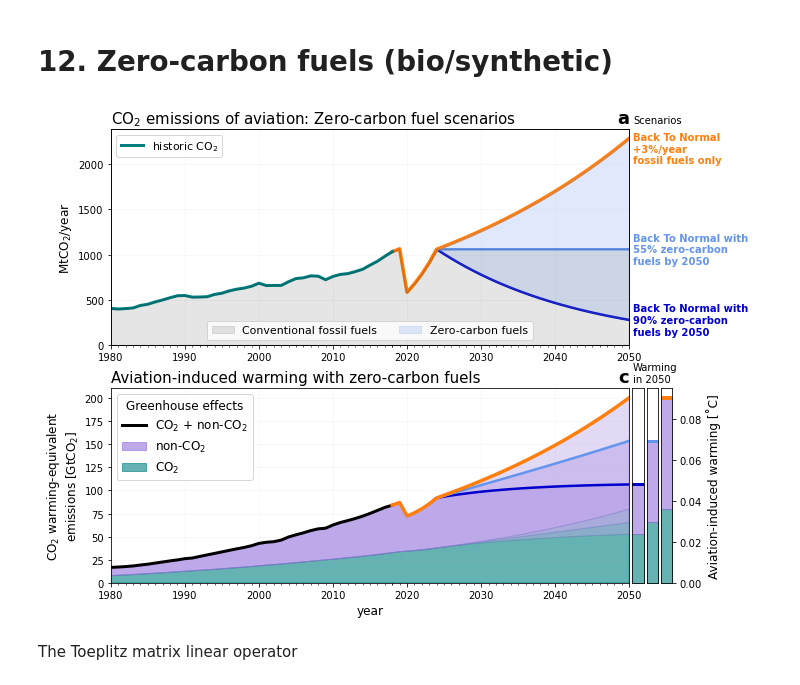
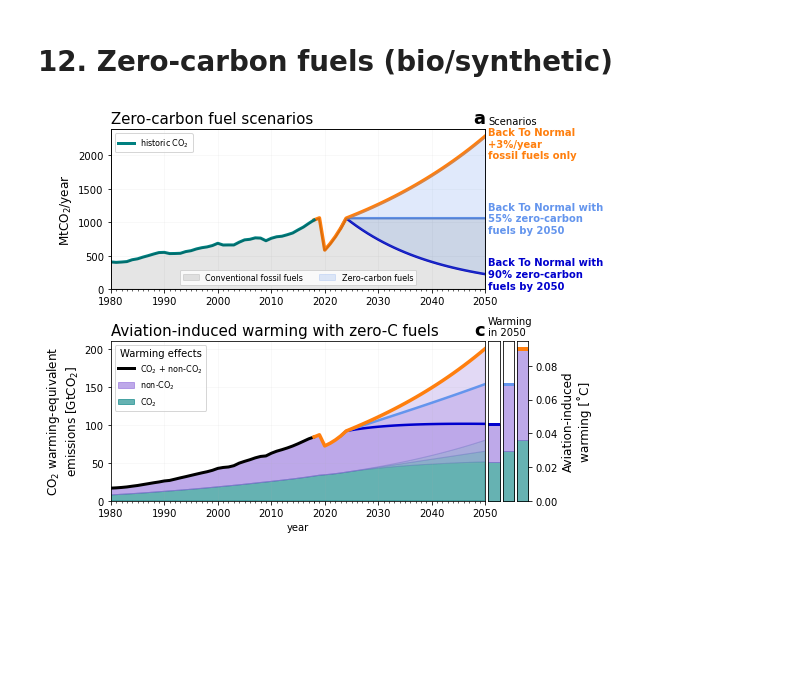
Before and after one commit to milankl/FlyingClimate, a Jupyter notebook: scripts/aviation_warming.ipynb, the cells around one changed output. Drawn from its saved outputs; the diff is of its cells as text; code cells hidden in the pictures; blank space fills up the shorter version.

```diff
--- a/scripts/aviation_warming.ipynb
+++ b/scripts/aviation_warming.ipynb
@@ -409,7 +435,7 @@ for i in range(jan1_2021,jan1_2024):
 # what to do until 2030
 p_after1 = 3
 p_after2 = 0
-p_after3 = -2
+p_after3 = -2.5
 
 j = 1
 for i in range(jan1_2024,len(datestill2030)):
@@ -434,8 +460,12 @@ co2_scenario3[years1940 <= 2018] = co2_1940
 co2_scenario4[years1940 <= 2018] = co2_1940
 
 # always 3% increase for nocovid scenario
+# for i in range(1,len(years_future)):
+#     co2_scenario4[year2018+i] = co2_scenario4[year2018+i-1]*(1+p_after1/100)
+
+# take ICAO's CAEP moderate tech improvement scenario for No Pandemic (scenario4 here)
 for i in range(1,len(years_future)):
-    co2_scenario4[year2018+i] = co2_scenario4[year2018+i-1]*(1+p_after1/100)
+    co2_scenario4[year2018+i] = co2_scenario4[year2018+i-1]*caep_growth[caep_year2018+i]
 
 # 3% increase in 2019 for all
 co2_scenario1[year2018+1] = co2_scenario1[year2018]*(1+p_after1/100)
@@ -479,12 +509,16 @@ nonco2rf_scenario4[years1940 <= 2018] = nonCO2_rf1940
 
 # for 2019 set all scenarios to 3% incline scenario
 percent_incline = 3
-for scenario in [nonco2rf_scenario1,nonco2rf_scenario2,nonco2rf_scenario3,nonco2rf_scenario4]:
+for scenario in [nonco2rf_scenario1,nonco2rf_scenario2,nonco2rf_scenario3]:
     scenario[year2018+1] = scenario[year2018+0]*(1+percent_incline/100)
 
 # 3% continous incline for non covid scenario till 2050
-for i in range(2,len(years_future)):
-    nonco2rf_scenario4[year2018+i] = nonco2rf_scenario4[year2018+i-1]*(1+percent_incline/100)
+# for i in range(1,len(years_future)):
+#     nonco2rf_scenario4[year2018+i] = nonco2rf_scenario4[year2018+i-1]*(1+percent_incline/100)
+
+# take ICAO's CAEP moderate tech improvement scenario for No Pandemic (scenario4 here)
+for i in range(1,len(years_future)):
+    nonco2rf_scenario4[year2018+i] = nonco2rf_scenario4[year2018+i-1]*caep_growth[caep_year2018+i]
 
 # 45% drop in 2020 for all but no-covid scenario
 covid_drop = 45
@@ -1033,7 +1074,7 @@ cumco2
 # %%
 ## 12. Biofuel scenario
 biofuel_p1 = 0   # p1% annually from 2024
-biofuel_p2 = 5   # p2% annually from 2024
+biofuel_p2 = 5.8   # p2% annually from 2024
 
 years_future = np.arange(2018,2051)
 years1940 = np.arange(1940,2051)
@@ -1114,9 +1155,9 @@ co2warm_scenario6 = TCRE*np.cumsum(co2_scenario6)/1000
 # %%
 fig = plt.figure(figsize=(8,6))
 
-ax1 = fig.add_axes([0,0.55,0.9,0.5])
+ax1 = fig.add_axes([0.11,0.57,0.65,0.37])
+ax3 = fig.add_axes([0.11,0.08,0.65,0.37])
 ax2 = ax1.twinx()
-ax3 = fig.add_axes([0,0,0.9,0.45])
 
 # scenario axes
 pos = ax3.get_position()
@@ -1139,7 +1180,7 @@ ax1.plot(years1940[from2018:],co2_scenario3[from2018:],"C1",lw=3.5)
 # historic
 ax1.plot(years,co2,"teal",lw=3,label=r"historic CO$_2$")
 
-ax1.set_title(r"CO$_2$ emissions of aviation: Zero-carbon fuel scenarios",loc="left",fontsize=15)
+ax1.set_title(r"Zero-carbon fuel scenarios",loc="left",fontsize=15)
 ax1.set_title("a",loc="right",fontweight="bold",fontsize=18)
 ax3.set_title("c",loc="right",fontweight="bold",fontsize=18)
 
@@ -1201,40 +1242,38 @@ ax_s3.fill_between([0,1],np.ones(2)*co2warm_scenario3[-1],color="teal",alpha=alf
 
 ax_s1.fill_between([0,1],np.ones(2)*warming_scenario6[-1],np.ones(2)*co2warm_scenario6[-1],color="mediumpurple",alpha=alfa)
 ax_s2.fill_between([0,1],np.ones(2)*warming_scenario5[-1],np.ones(2)*co2warm_scenario5[-1],color="mediumpurple",alpha=alfa)
 ax_s3.fill_between([0,1],np.ones(2)*warming_scenario3[-1],np.ones(2)*co2warm_scenario3[-1],color="mediumpurple",alpha=alfa)
 
-ax3.set_title(r"Aviation-induced warming with zero-carbon fuels",loc="left",fontsize=15)
+ax3.set_title(r"Aviation-induced warming with zero-C fuels",loc="left",fontsize=15)
 ax3.set_ylabel(r"CO$_2$ warming-equivalent"+"\n"+"emissions [GtCO$_2$]",fontsize=12)
-ax_s3.set_ylabel("Aviation-induced warming [˚C]",fontsize=12)
-ax3.set_xlabel("year",fontsize=12)
-ax1.legend(loc=2,fontsize=11)
-ax2.legend(loc=8,fontsize=11,ncol=2)
-ax3.legend(loc=2,title="Greenhouse effects",fontsize=12,title_fontsize='large')
+ax_s3.set_ylabel("Aviation-induced\nwarming [˚C]",fontsize=12)
+ax3.set_xlabel("year",fontsize=10)
+ax1.legend(loc=2,fontsize=8)
+ax2.legend(loc=8,fontsize=8,ncol=2)
+ax3.legend(loc=2,title="Warming effects",fontsize=8)
 
 ax3.set_ylim(0,ax3.get_ylim()[1])
 for ax in [ax_s1,ax_s2,ax_s3]:
     ax.set_ylim(0,TCRE*ax3.get_ylim()[1])
     ax.set_xlim(0,1)
 
 for ax in [ax_s1,ax_s2]:
     ax.set_yticks([])
     ax.set_xticks([])
 
 ax_s3.set_xticks([])
 
 ax1.grid(alpha=0.1)
 ax3.grid(alpha=0.1)
 
 ax1.text(2050.5,ax1.get_ylim()[1]*1.03,"Scenarios")
 ax3.text(2050.5,ax3.get_ylim()[1]*1.035,"Warming\nin 2050")
 ax1.text(2050.5,co2_scenario3[-1]*0.95,"Back To Normal\n+3%/year\nfossil fuels only",color="C1",fontweight="bold",va="center")
 ax1.text(2050.5,co2_scenario5[-1],
          "Back To Normal with \n"+str(int(np.round((1-m5[-1])*20)*5))+"% zero-carbon\nfuels by 2050",color="cornflowerblue",fontweight="bold",va="center")
 ax1.text(2050.5,co2_scenario6[-1],
          "Back To Normal with \n"+str(int(np.round((1-m6[-1])*20)*5))+"% zero-carbon\nfuels by 2050",color="mediumblue",fontweight="bold",va="center");
 
-# plt.savefig("../plots/biofuels_warming.pdf")
+plt.savefig("../plots/zeroc_fuels_warming.png",dpi=200)
 # %% [output]
-[figure, old version]
+[figure, new version]
-# %% [markdown]
-The Toeplitz matrix linear operator
```
Also changed, not shown: parts of 18 cells of this notebook, 11 other files.
